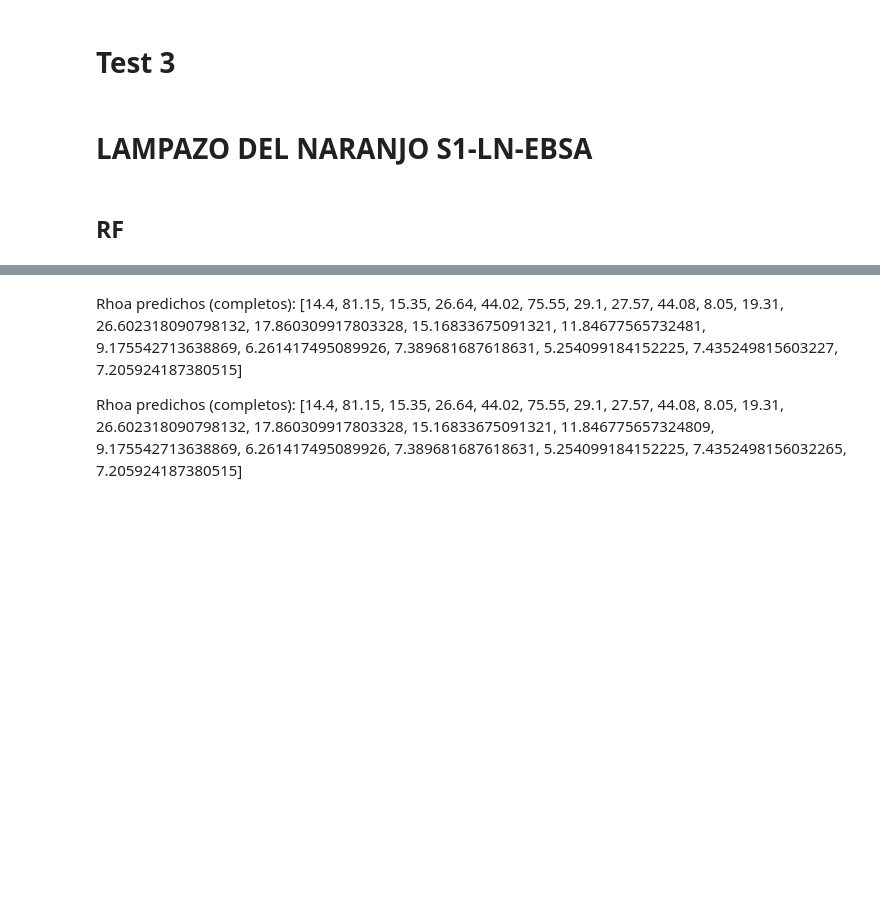
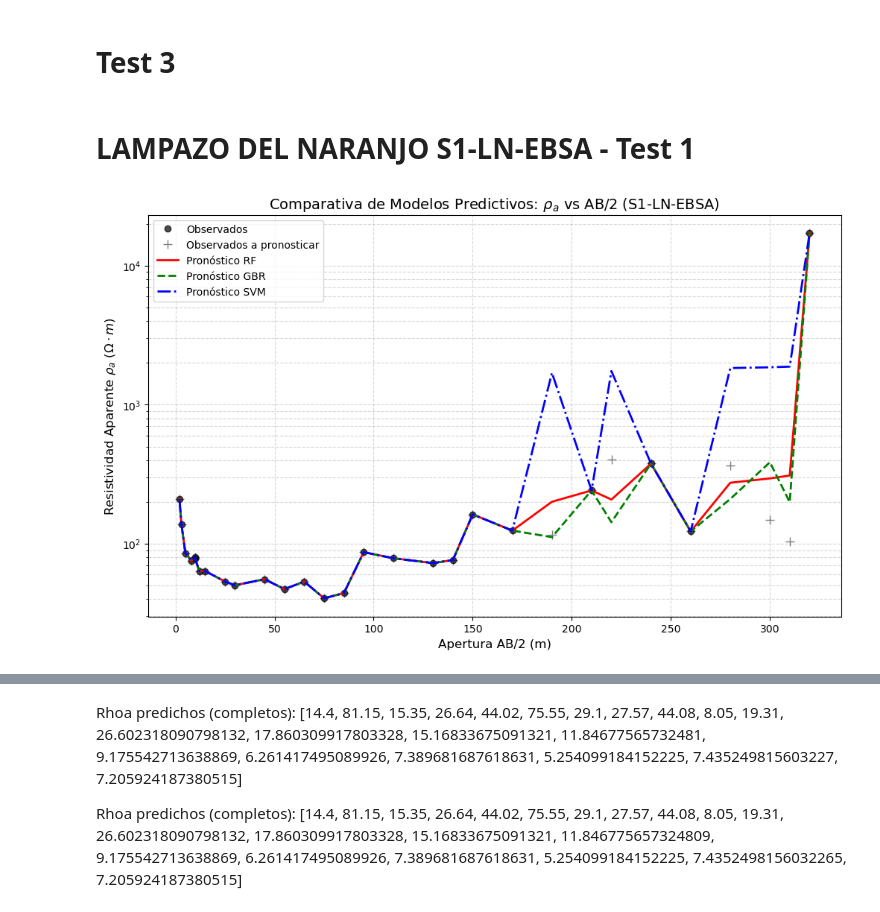
Before and after one commit to JuanJT117/TESIS-MCD, a Jupyter notebook: Codigo/Stage4_Test-V2.ipynb, the cells around one changed output, grey strips where cells are left out. Cells and saved outputs as stored; diff of their text form; code cells hidden in the pictures; blank space fills up the shorter version.

Commit message:
actualización de archivos de tesis y entrenamiento

```diff
--- a/Codigo/Stage4_Test-V2.ipynb
+++ b/Codigo/Stage4_Test-V2.ipynb
@@ -16,14 +16,74 @@ Primera evaluación se realiza un pronostico de los intervalos no muestreados de
 # %% [markdown]
 # Test 3
 # %% [markdown]
-# LAMPAZO DEL NARANJO  S1-LN-EBSA
+# LAMPAZO DEL NARANJO  S1-LN-EBSA - Test 1
 # %%
-#LAMPAZO DEL NARANJO
-# datos correspondientes a SEV en Lampazos del naranjo, sitio no integrado en el entrenamiento
-ab2_values = [     2,      3,     5,     8,    10,    10,    12,    15,    25,    30,    45,    55,    65,    75,    85,    95,   110,   130,   140,    150,    170,    190,    210,    220,    240,    260,    280,    300,    310,      320]
-rhoa_data =      [209.44, 138.23, 85.57, 75.48, 79.79, 77.79, 63.47, 63.56, 53.44, 50.28, 55.54, 47.15, 53.40, 40.48, 44.13, 86.93, 78.62, 72.56, 76.29, 162.54, 124.33, 0.0, 241.76, 0.0, 376.99, 122.61, 0.0, 0.0, 0.0, 17157.28]
-rhoa_original =  [209.44, 138.23, 85.57, 75.48, 79.79, 77.79, 63.47, 63.56, 53.44, 50.28, 55.54, 47.15, 53.40, 40.48, 44.13, 86.93, 78.62, 72.56, 76.29, 162.54, 124.33, 116.13, 241.76, 402.26, 376.99, 122.61, 363.33, 147.65, 103.69, 17157.28]
-ab2_data = ab2_values
+# 1. Definición de Datos de Sitio
+ab2_values = [2, 3, 5, 8, 10, 10, 12, 15, 25, 30, 45, 55, 65, 75, 85, 95, 110, 130, 140, 150, 170, 190, 210, 220, 240, 260, 280, 300, 310, 320]
+rhoa_data = [209.44, 138.23, 85.57, 75.48, 79.79, 77.79, 63.47, 63.56, 53.44, 50.28, 55.54, 47.15, 53.40, 40.48, 44.13, 86.93, 78.62, 72.56, 76.29, 162.54, 124.33, 0.0, 241.76, 0.0, 376.99, 122.61, 0.0, 0.0, 0.0, 17157.28]
+rhoa_original = [209.44, 138.23, 85.57, 75.48, 79.79, 77.79, 63.47, 63.56, 53.44, 50.28, 55.54, 47.15, 53.40, 40.48, 44.13, 86.93, 78.62, 72.56, 76.29, 162.54, 124.33, 116.13, 241.76, 402.26, 376.99, 122.61, 363.33, 147.65, 103.69, 17157.28]
+
 n_points = 30
+
+# 2. Generación Centralizada del DataFrame de Entrada
+# Se asume que las columnas base son idénticas para los 3 modelos.
+X_cols_original = joblib.load("random_forest_feature_columns.joblib")
+
+df_new = pd.DataFrame(columns=X_cols_original)
+
+# Optimización: Carga de datos vectorizada o mediante listas de comprensión integradas
+for i in range(1, n_points + 1):
+    idx = i - 1
+    df_new[f"AB2_{i}"] = [ab2_values[idx] if idx < len(ab2_values) else 0.0]
+    df_new[f"Rhoa_{i}"] = [rhoa_data[idx] if idx < len(rhoa_data) else 0.0]
+    df_new[f"is_observed_{i}"] = [1 if (idx < len(rhoa_data) and rhoa_data[idx] != 0) else 0]
+
+for i in range(n_points + 1, 31):
+    df_new[f"AB2_{i}"] = [0.0]
+    df_new[f"Rhoa_{i}"] = [0.0]
+    df_new[f"is_observed_{i}"] = [0]
+
+# 3. Carga de Modelos e Inferencia Computacional
+rf_multi = joblib.load("random_forest_multioutput.joblib")
+gbr_multi = joblib.load("gbr_multioutput_v2.joblib")
+svm_multi = joblib.load("svm_multioutput.joblib")
+
+y_pred_rf = rf_multi.predict(df_new)[0]
+y_pred_gbr = gbr_multi.predict(df_new)[0]
+y_pred_svm = svm_multi.predict(df_new)[0]
+
+# 4. Reconstrucción de Perfiles Predichos
+def reconstruct_profile(y_pred):
+    return [rhoa_data[i] if (i < len(rhoa_data) and rhoa_data[i] != 0) else y_pred[i] for i in range(n_points)]
+
+rhoa_full_rf = reconstruct_profile(y_pred_rf)
+rhoa_full_gbr = reconstruct_profile(y_pred_gbr)
+rhoa_full_svm = reconstruct_profile(y_pred_svm)
+
+# 5. Visualización Comparativa
+plt.figure(figsize=(12, 7))
+
+# Datos Reales
+plt.plot(ab2_values[:n_points], rhoa_data[:n_points], 'ko', label='Observados', alpha=0.7, markersize=6)
+plt.plot(ab2_values[:n_points], rhoa_original, 'k+', label='Observados a pronosticar', alpha=0.5, markersize=8)
+
+# Pronósticos de ML
+plt.plot(ab2_values[:n_points], rhoa_full_rf, 'r-', linewidth=2, label='Pronóstico RF')
+plt.plot(ab2_values[:n_points], rhoa_full_gbr, 'g--', linewidth=2, label='Pronóstico GBR')
+plt.plot(ab2_values[:n_points], rhoa_full_svm, 'b-.', linewidth=2, label='Pronóstico SVM')
+
+plt.yscale('log')
+plt.xscale('linear')
+plt.xlabel('Apertura AB/2 (m)', fontsize=12)
+plt.ylabel('Resistividad Aparente $\\rho_a$ ($\\Omega\\cdot m$)', fontsize=12)
+plt.title('Comparativa de Modelos Predictivos: $\\rho_a$ vs AB/2 (S1-LN-EBSA)', fontsize=14)
+plt.legend(loc='best', fontsize=10)
+plt.grid(True, which="both", ls="--", alpha=0.5)
+
+# Guardar figura
+save_path = "imagenes/S1-LN-EBSA-COMP-T1.png"
+plt.savefig(save_path, dpi=600, bbox_inches='tight')
+
+plt.show()
+# %% [output]
+[figure, added]
-# %% [markdown]
-## RF
```
Also changed, not shown: parts of 64 cells of this notebook, 32 other files.
